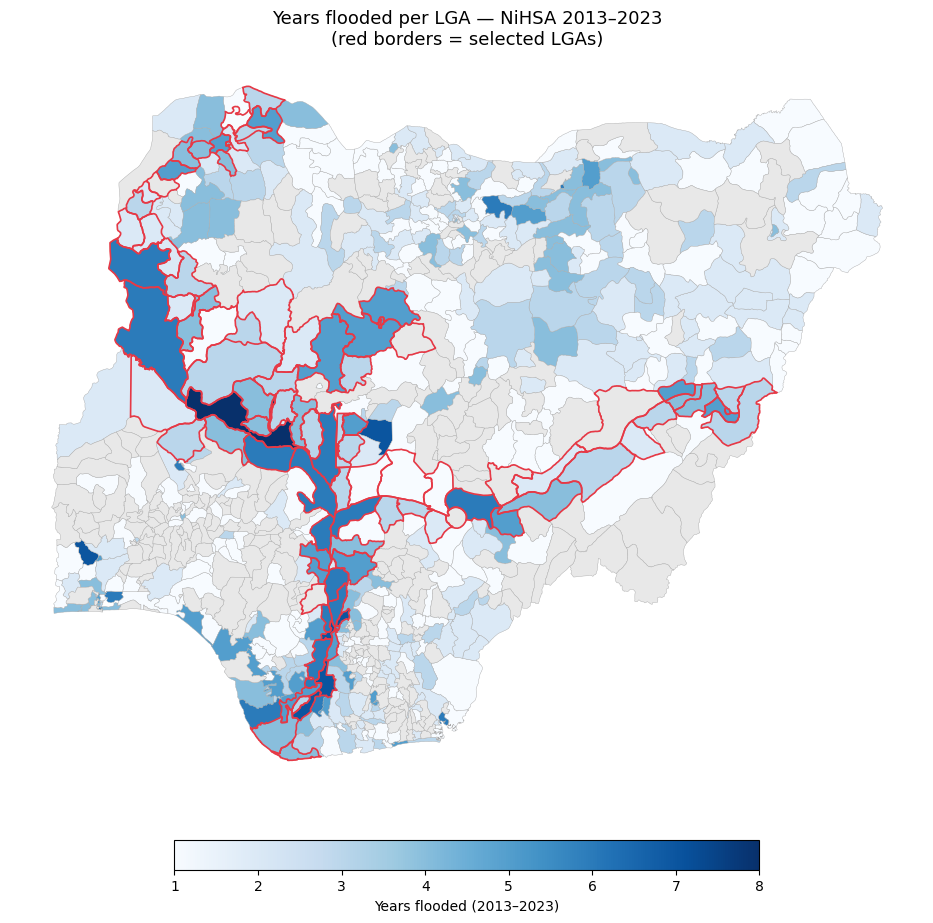
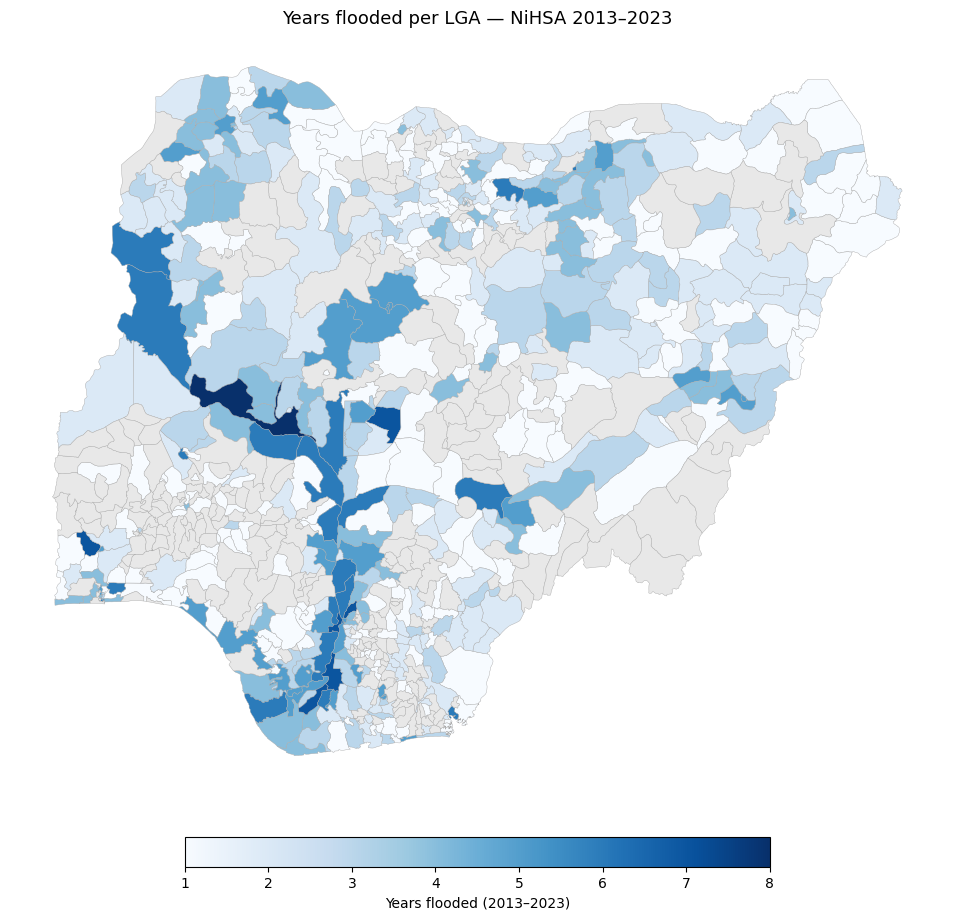
Code edit (unified diff) that turned the first committed figure into the second:
--- before
+++ after
@@ -44,10 +44,10 @@
 
 # Overlay selected LGA borders in red
-gdf_lga_sel.plot(
-    ax=ax, facecolor="none", edgecolor="#E63946", linewidth=1.2, zorder=3
-)
+# gdf_lga_sel.plot(
+#     ax=ax, facecolor="none", edgecolor="#E63946", linewidth=1.2, zorder=3
+# )
 
 ax.set_title(
-    "Years flooded per LGA — NiHSA 2013–2023\n(red borders = selected LGAs)",
+    "Years flooded per LGA — NiHSA 2013–2023",
     fontsize=13,
 )

Commit: add analysis code for 2026